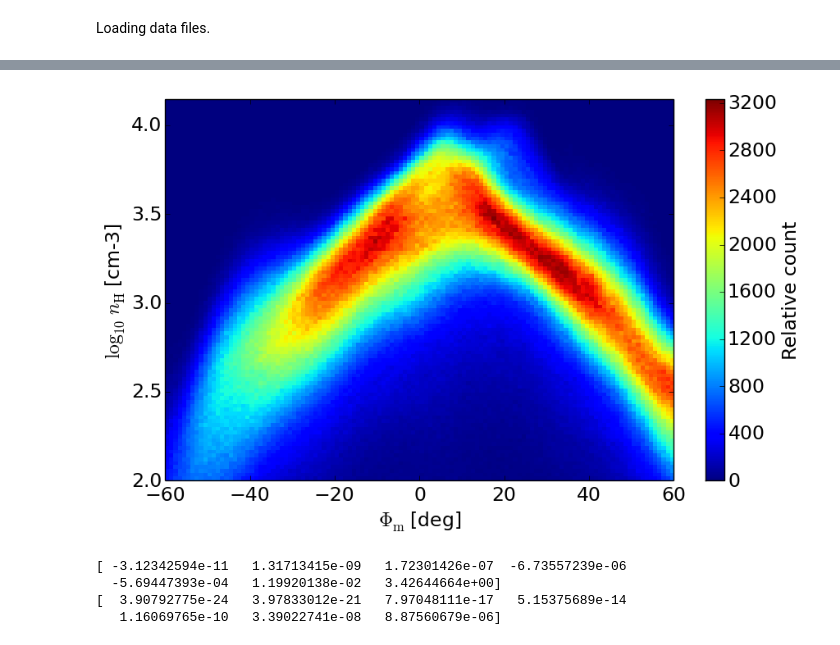
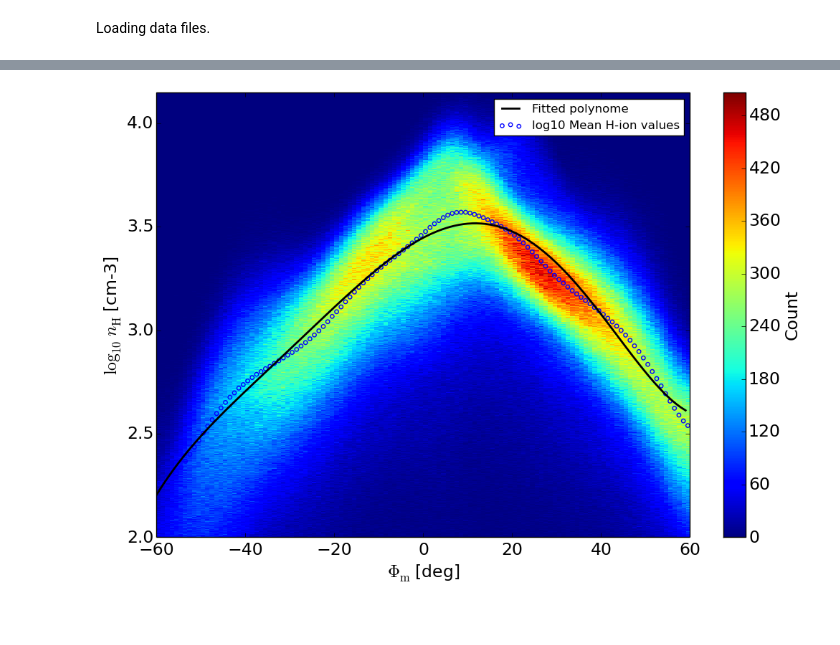
Before and after one commit to bozso/demeter_process, a Jupyter notebook: day.ipynb, the cells around one changed output, grey strips where cells are left out. Saved outputs shown, nothing was run; the diff lists cells and outputs as text; code cells hidden in the pictures; blank space fills up the shorter version.

```diff
--- a/day.ipynb
+++ b/day.ipynb
@@ -41,5 +43,5 @@ req = ['cnesjd', 'h', 'mlat', 'mlon', 'alt']
 day, _ = rd.read_data(input_paths, required=req)
 # %%
 # filtering out low ion densities and restricitng mag. lat. values
-day = day[(day['h']  < 1.4e4) & (day['h'] > 100) & (day['mlat'] > -60) & (day['mlat'] < 65)]
+day = day[(day['h']  < 1.4e4) & (day['h'] > 100) & (day['mlat'] > -60) & (day['mlat'] < 60)]
 # %% [markdown]
@@ -47,6 +49,10 @@ Binning data for mag.lat. values and CNES Jd. values.
+# %%
+h_binnum = 1e3
+mlat_binnum = 120
+cnesjd_binnum = 250;
 # %%
 # creating bins, from max. to min. 1 degree bin width
-mlat_median, mlat_bins, _ = stats.binned_statistic(day['mlat'], day['h'], statistic='median', bins=120)
+mlat_mean, mlat_bins, _ = stats.binned_statistic(day['mlat'], day['h'], statistic='mean', bins=mlat_binnum)
 mlat_half_bin = (mlat_bins[1] - mlat_bins[0]) / 2.0
 # %%
 # creating bins, from max. to min. 20 day bin width
@@ -111,34 +110,26 @@ plt.plot(cnesjd_points, cnesjd_median, 'k-', linewidth=2.5);
 # %%
-z, V = np.polyfit(mlat_points, np.log10(mlat_median), 5, cov=True)
+z, V = np.polyfit(mlat_bins[0:-1] + mlat_half_bin, np.log10(mlat_mean), 5, cov=True)
 p = np.poly1d(z)
-mlat = np.arange(mlat_points.min(), mlat_points.max(), 1)
+mlat = np.arange(mlat_bins.min(), mlat_bins.max(), 1)
 # %%
 # plotting 2d histogram and H+ ion median values in bins
-plt.figure(figsize=(10,6), dpi=100)
+plt.figure(figsize=(12,8), dpi=100)
 
 plt.xlabel(r'$\Phi_{\mathrm{m}}$ [deg]', size=17)
 plt.ylabel(r'$\mathrm{log}_{10}$ $n_{\mathrm{H}}$ [cm-3]', size=17)
 plt.tick_params(labelsize=17)
 
-plt.hist2d(day['mlat'], np.log10(day['h']), bins=[120, 100], normed=False)
-
-#h_low = yedges[0]
-#h_high = yedges[-1]
+plt.hist2d(day['mlat'], np.log10(day['h']), bins=[mlat_binnum, h_binnum])
 
 cbar = plt.colorbar()
-cbar.set_label('Relative count', size=17)
+cbar.set_label('Count', size=17)
 cbar.ax.tick_params(labelsize=17)
 
-#plt.plot(mlat_bins[0:-1] + mlat_half_width, mlat_median, 'k-', linewidth=2.5);
+points = plt.scatter(mlat_bins[0:-1] + mlat_half_bin, np.log10(mlat_mean), s=15, edgecolor='b',
+                     facecolor='none', label=r'log10 Mean H-ion values');
+line = plt.plot(mlat, p(mlat), 'k-', label='Fitted polynome', linewidth=2)
+plt.legend();
 # %% [output]
-[figure, old version]
+[figure, new version]
-# %%
-print(z)
-print(V.diagonal())
-# %% [output]
-[ -3.12342594e-11   1.31713415e-09   1.72301426e-07  -6.73557239e-06
-  -5.69447393e-04   1.19920138e-02   3.42644664e+00]
-[  3.90792775e-24   3.97833012e-21   7.97048111e-17   5.15375689e-14
-   1.16069765e-10   3.39022741e-08   8.87560679e-06]
 # %%
 h_corr = np.power(10, p(day['mlat']))
```
Also changed, not shown: parts of 24 cells of this notebook.
